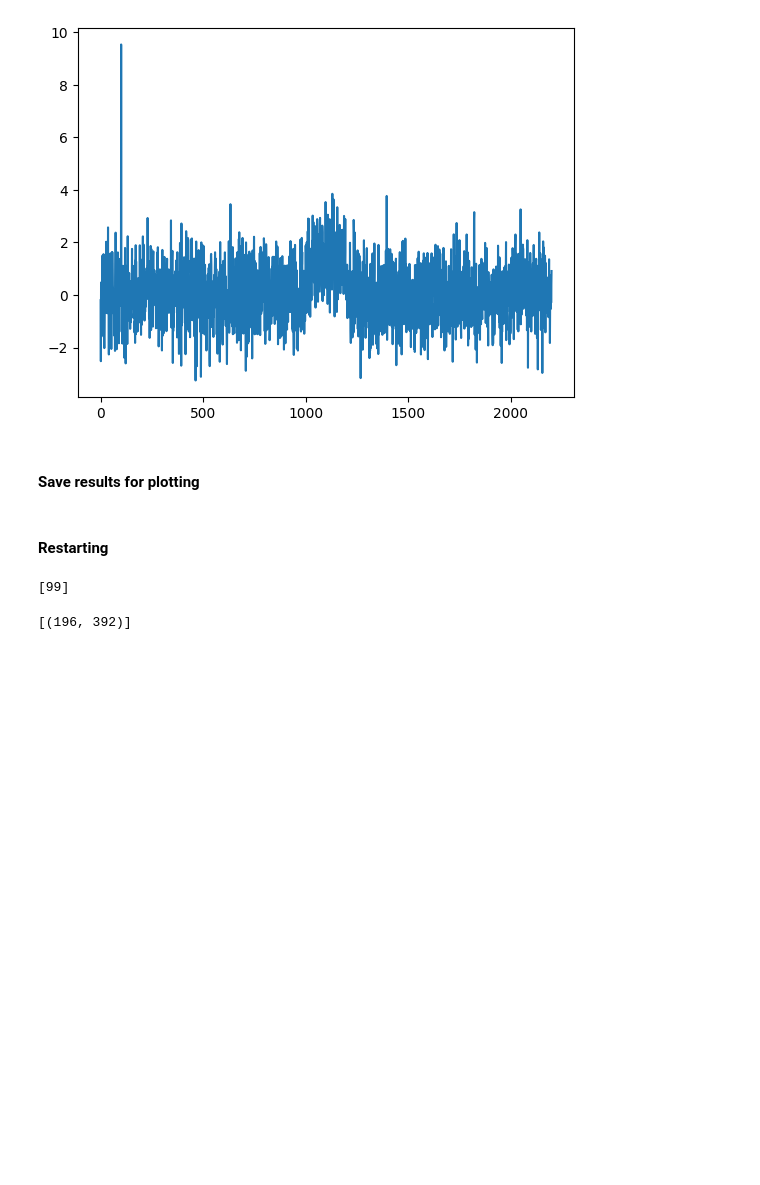
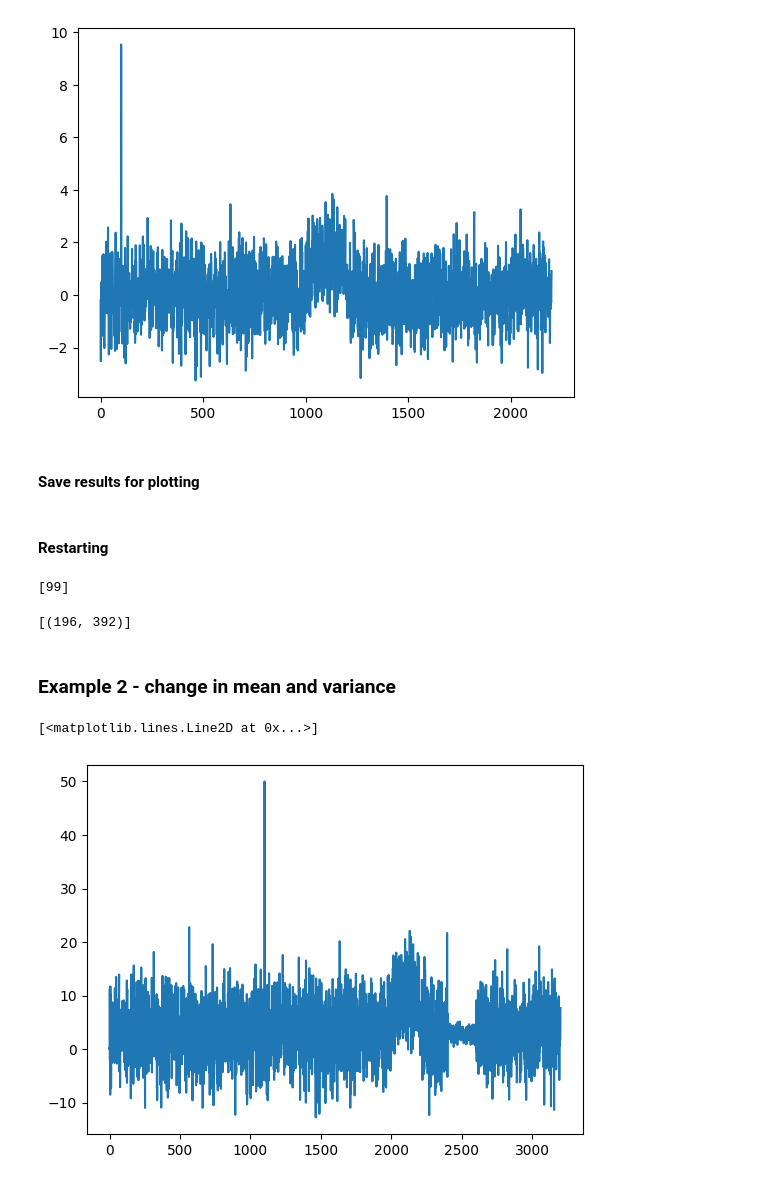
Before and after one commit to grosed/capa_online, a Jupyter notebook: notebooks/basic-usage.ipynb, the cells around one changed output. Saved outputs shown, nothing was run; the diff lists cells and outputs as text; code cells hidden in the pictures; blank space fills up the shorter version.

```diff
--- a/notebooks/basic-usage.ipynb
+++ b/notebooks/basic-usage.ipynb
@@ -121,3 +145,24 @@ for z in Z[300:] :
 history[1300]
 # %% [output]
 [(196, 392)]
+# %% [markdown]
+### Example 2 - change in mean and variance
+# %%
+# create a simple example time series
+import numpy as np
+
+np.random.seed(1)
+Z = [float(z) for z in list(np.random.normal(3, 5, 2000)) +
+    list(np.random.normal(10, 5, 200)) + # collective anomaly - change in mean
+    list(np.random.normal(3, 5, 200)) +
+    list(np.random.normal(3, 1, 200)) + # collective anomaly - change in variance
+    list(np.random.normal(3, 5, 600))]
+Z[1100] = 50 # point anomaly
+
+# visualise the data
+import matplotlib.pyplot as plt
+
+plt.plot(Z)
+# %% [output]
+[<matplotlib.lines.Line2D at 0x...>]
+[figure, added]
```
Also changed, not shown: parts of 12 cells of this notebook.
